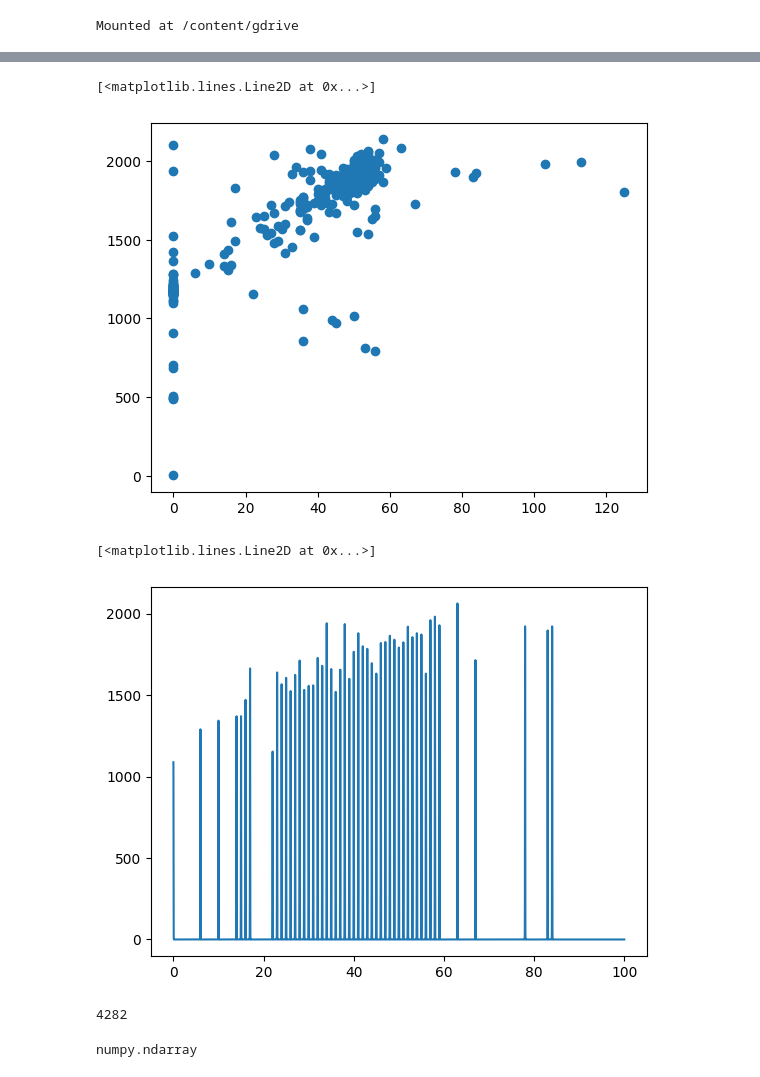
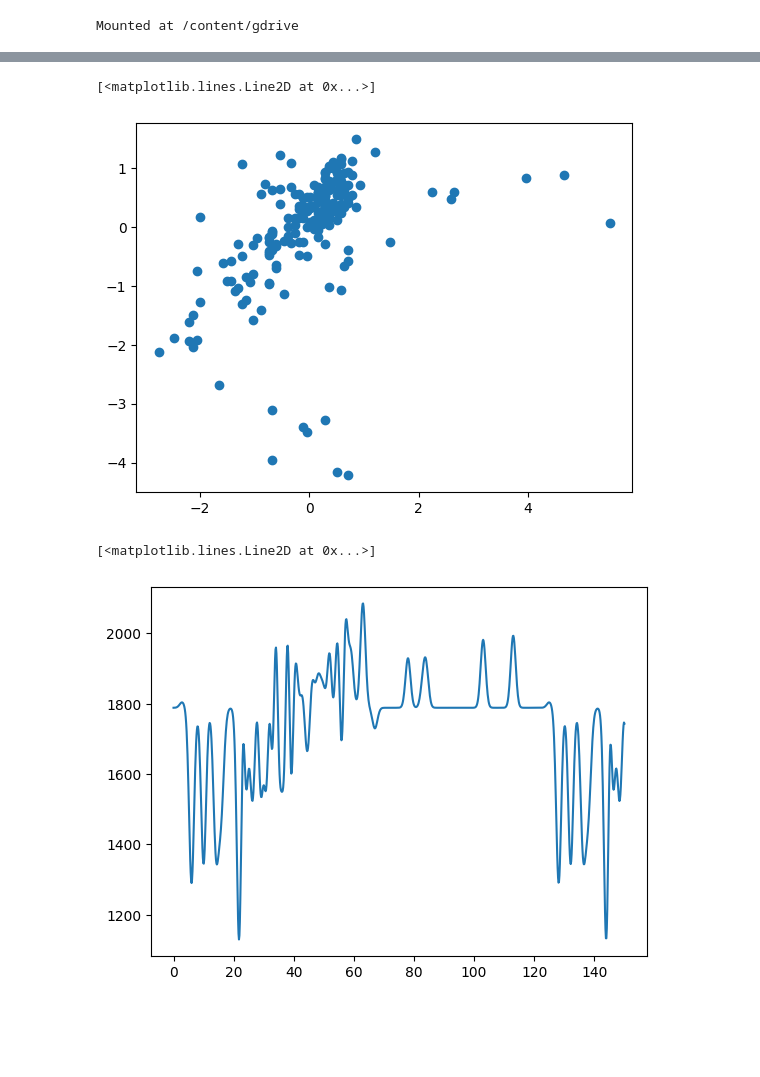
Before and after one commit to denisclancy767/GaussianProcessRegression, a Jupyter notebook: Untitled6.ipynb, the cells around one changed output, grey strips where cells are left out. Drawn from its saved outputs; the diff is of its cells as text; code cells hidden in the pictures; blank space fills up the shorter version.

```diff
--- a/Untitled6.ipynb
+++ b/Untitled6.ipynb
@@ -13,6 +15,7 @@ from sklearn.gaussian_process.kernels import RBF
 merged = pd.read_csv('/content/gdrive/MyDrive/merged.csv')
 # %%
 merged = merged[merged['Energy (kWh)'] !=0]
+merged = merged[merged['Total Units'] !=0]
 # %%
 merged = merged.reset_index()
 merged
@@ -36,3 +36,15 @@ gaussian_process = GaussianProcessRegressor(kernel=kernel, n_restarts_optimizer=
+# %%
+kernelrbf = 1 * RBF(length_scale=3.0, length_scale_bounds=(1e-2, 1e2))
+kernelexpsinesqrd = 1 * ExpSineSquared(length_scale=3.0, length_scale_bounds=(1e-2, 1e2))
+kernelrationalquadratic = 1.0 * RationalQuadratic(length_scale=1.0, alpha=0.1)
+kernelconstant = ConstantKernel(0.1, (0.01, 10.0))
+kernelmatern = 1.0 * Matern(length_scale=1.0, length_scale_bounds=(1e-1, 10.0),nu=1.5)
+
+gprrbf = GaussianProcessRegressor(kernel=kernelrbf, n_restarts_optimizer=100, normalize_y = True,alpha = 1e-5)
+gprexpsinesqrd = GaussianProcessRegressor(kernel=kernelexpsinesqrd, n_restarts_optimizer=100, normalize_y = True,alpha = 1e-5)
+gprrationalquadratic = GaussianProcessRegressor(kernel=kernelrationalquadratic, n_restarts_optimizer=100, normalize_y = True,alpha = 1e-5)
+gprconstant = GaussianProcessRegressor(kernel=kernelconstant, n_restarts_optimizer=100, normalize_y = True,alpha = 1e-5)
+gprmatern = GaussianProcessRegressor(kernel=kernelmatern, n_restarts_optimizer=100, normalize_y = True,alpha = 1e-5)
 # %%
 stop = merged.iloc[:]['Stop']
 stop = np.array(stop).reshape(-1,1)
@@ -48,5 +64,3 @@ scrap = np.array(scrap).reshape(-1,1)
 rng = np.random.RandomState(1)
 training_indices = rng.choice(np.arange(energy.size), size=6, replace=False)
 X_train, y_train = np.array(total[training_indices]).reshape(-1,1), np.array(energy[training_indices]).reshape(-1,1)
-# %%
-gaussian_process.fit(total,energy)
@@ -60,0 +67,6 @@ GaussianProcessRegressor(kernel=1**2 * RBF(length_scale=1),
+# %%
+gprrbf.fit(total,energy)
+gprexpsinesqrd.fit(total,energy)
+gprrationalquadratic.fit(total,energy)
+gprconstant.fit(total,energy)
+gprmatern.fit(total,energy)
@@ -61,26 +92,13 @@ GaussianProcessRegressor(kernel=1**2 * RBF(length_scale=1),
 # %%
-plt.plot(total,energy,'o')
+plt.plot(totalnormed,energynormed,'o')
 #plt.plot(X_train,y_train)
 # %% [output]
 [<matplotlib.lines.Line2D at 0x...>]
-[figure, old version]
+[figure, new version]
 # %%
-X = np.linspace(start=0, stop=100, num=10000).reshape(-1,1)
-predict = gaussian_process.predict(X)
+X = np.linspace(start=0, stop=150, num=1000).reshape(-1,1)
+predict = gprrbf.predict(X)
 plt.plot(X,predict)
 # %% [output]
 [<matplotlib.lines.Line2D at 0x...>]
-[figure, old version]
+[figure, new version]
-# %%
-count = 0
-len = predict.size
-for i in range(len):
-  if predict[i] == 0:
-    count = count + 1
-count
-# %% [output]
-4282
-# %%
-type(predict)
-# %% [output]
-numpy.ndarray
```
Also changed, not shown: parts of 14 cells of this notebook.
